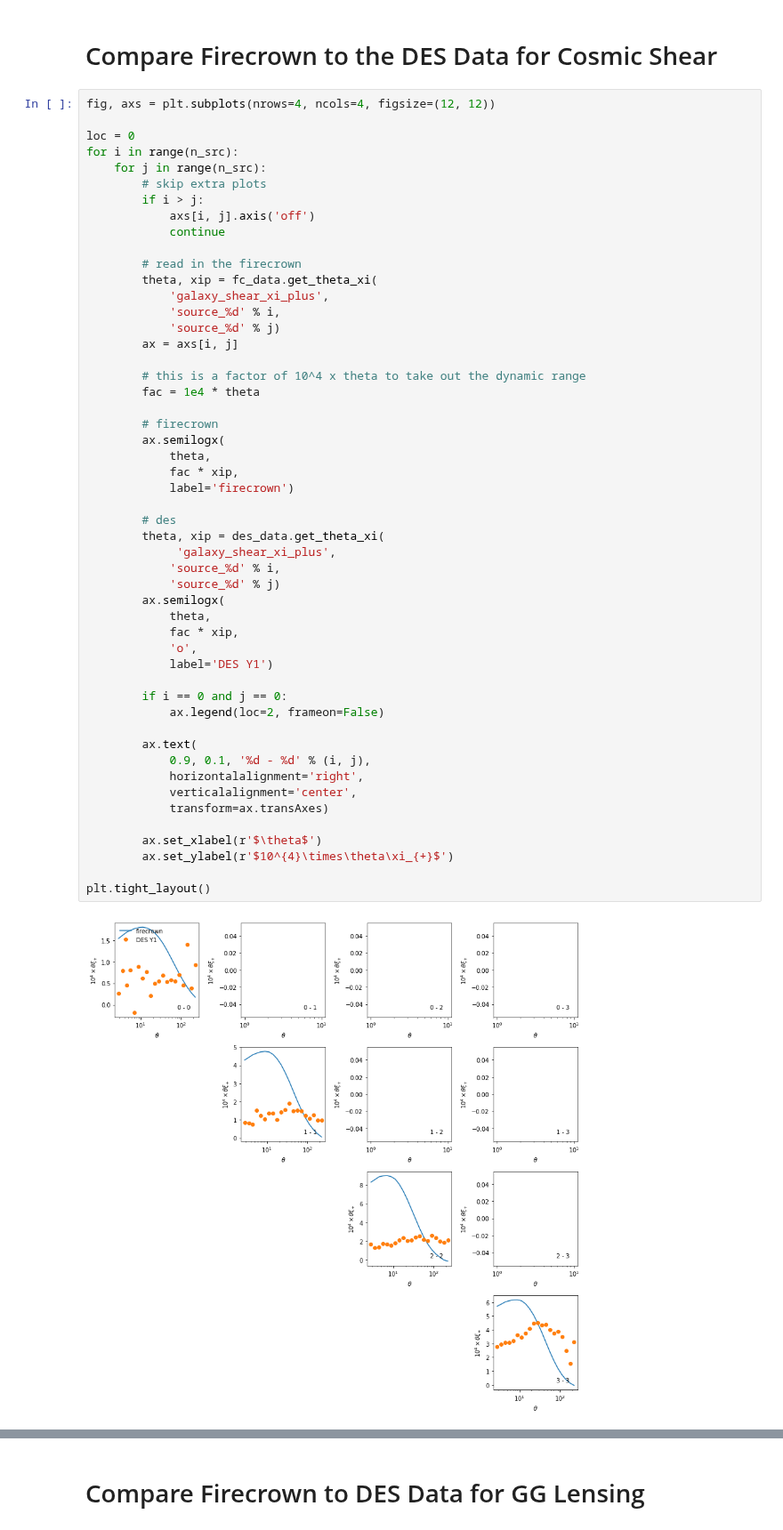
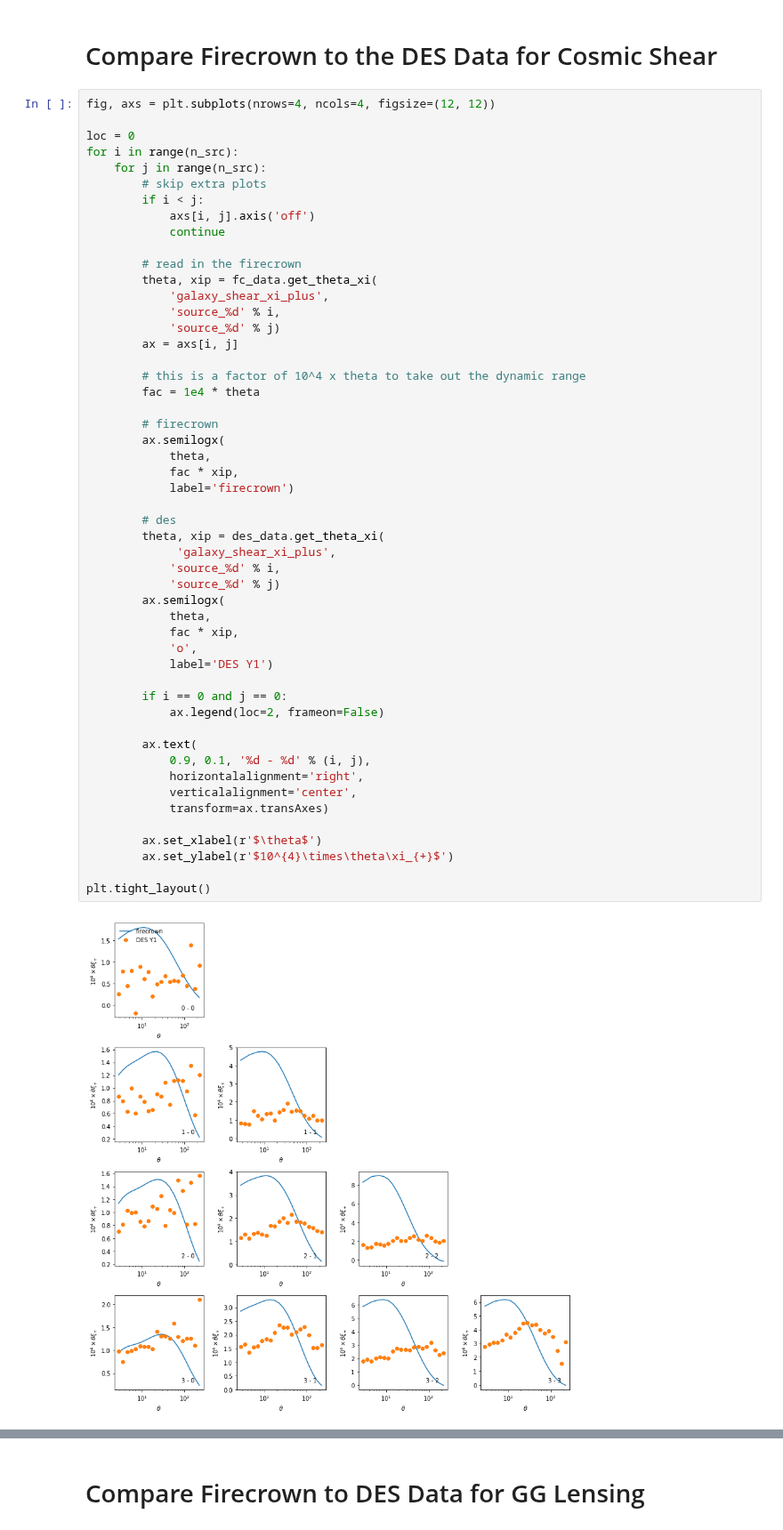
Before and after one commit to LSSTDESC/txpipe-cosmodc2, a Jupyter notebook: notebooks/PlotChain.ipynb, the cells around one changed output, grey strips where cells are left out. Shown at 89% size. Saved outputs shown, nothing was run; the diff lists cells and outputs as text.

```diff
--- a/notebooks/PlotChain.ipynb
+++ b/notebooks/PlotChain.ipynb
@@ -52,7 +52,7 @@ loc = 0
 for i in range(n_src):
     for j in range(n_src):
         # skip extra plots
-        if i > j:
+        if i < j:
             axs[i, j].axis('off')
             continue
 
@@ -70,34 +70,34 @@ for i in range(n_src):
         ax.semilogx(
             theta,
             fac * xip,
             label='firecrown')
 
         # des
         theta, xip = des_data.get_theta_xi(
              'galaxy_shear_xi_plus',
             'source_%d' % i,
             'source_%d' % j)
         ax.semilogx(
             theta,
             fac * xip,
             'o',
             label='DES Y1')
 
         if i == 0 and j == 0:
             ax.legend(loc=2, frameon=False)
 
         ax.text(
             0.9, 0.1, '%d - %d' % (i, j),
             horizontalalignment='right',
             verticalalignment='center',
             transform=ax.transAxes)
 
         ax.set_xlabel(r'$\theta$')
         ax.set_ylabel(r'$10^{4}\times\theta\xi_{+}$')
 
 plt.tight_layout()
 # %% [output]
-[figure, old version]
+[figure, new version]
 # %%
 fig, axs = plt.subplots(nrows=4, ncols=4, figsize=(12, 12))
 
```
Also changed, not shown: parts of 4 cells of this notebook.
